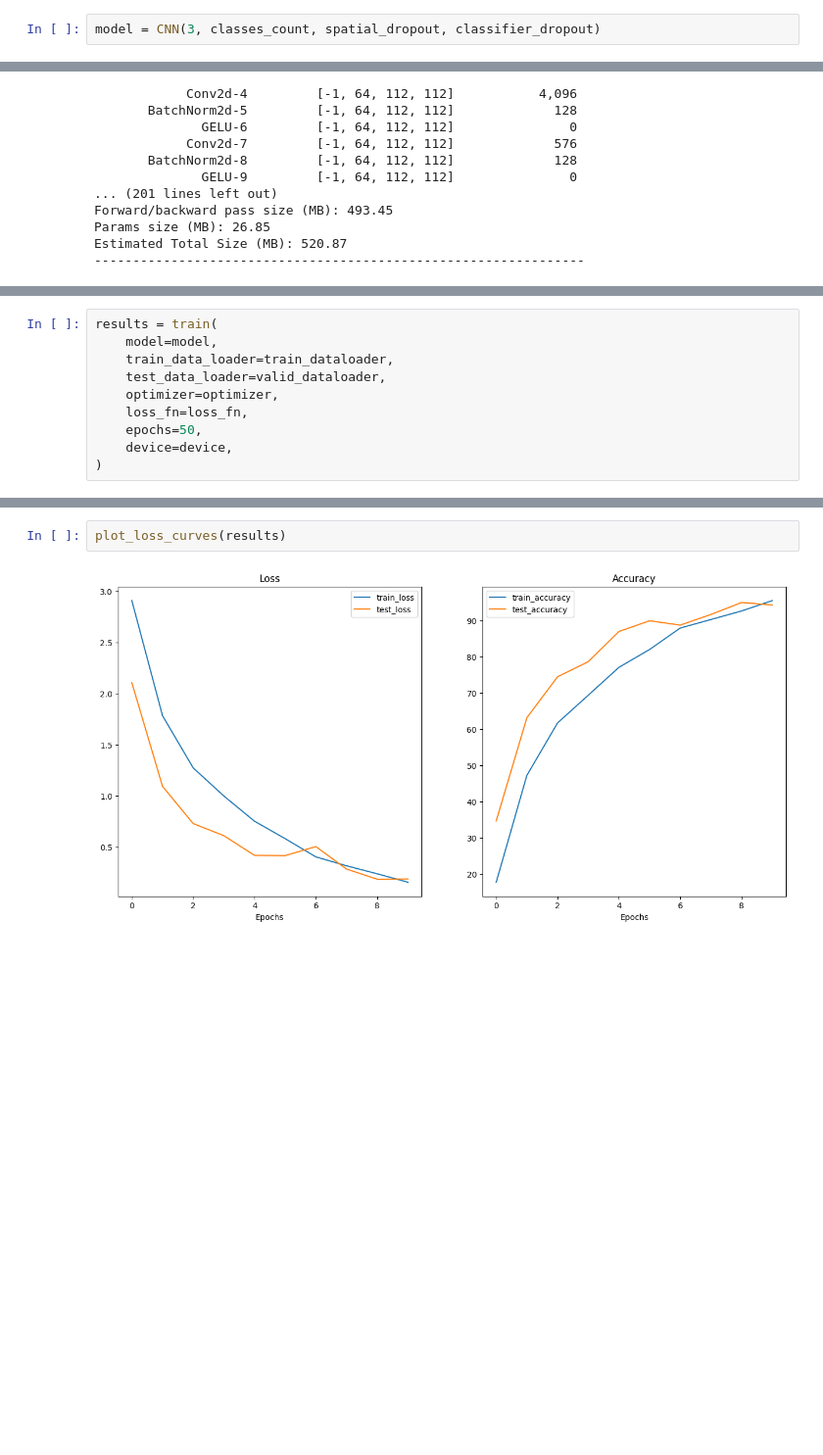
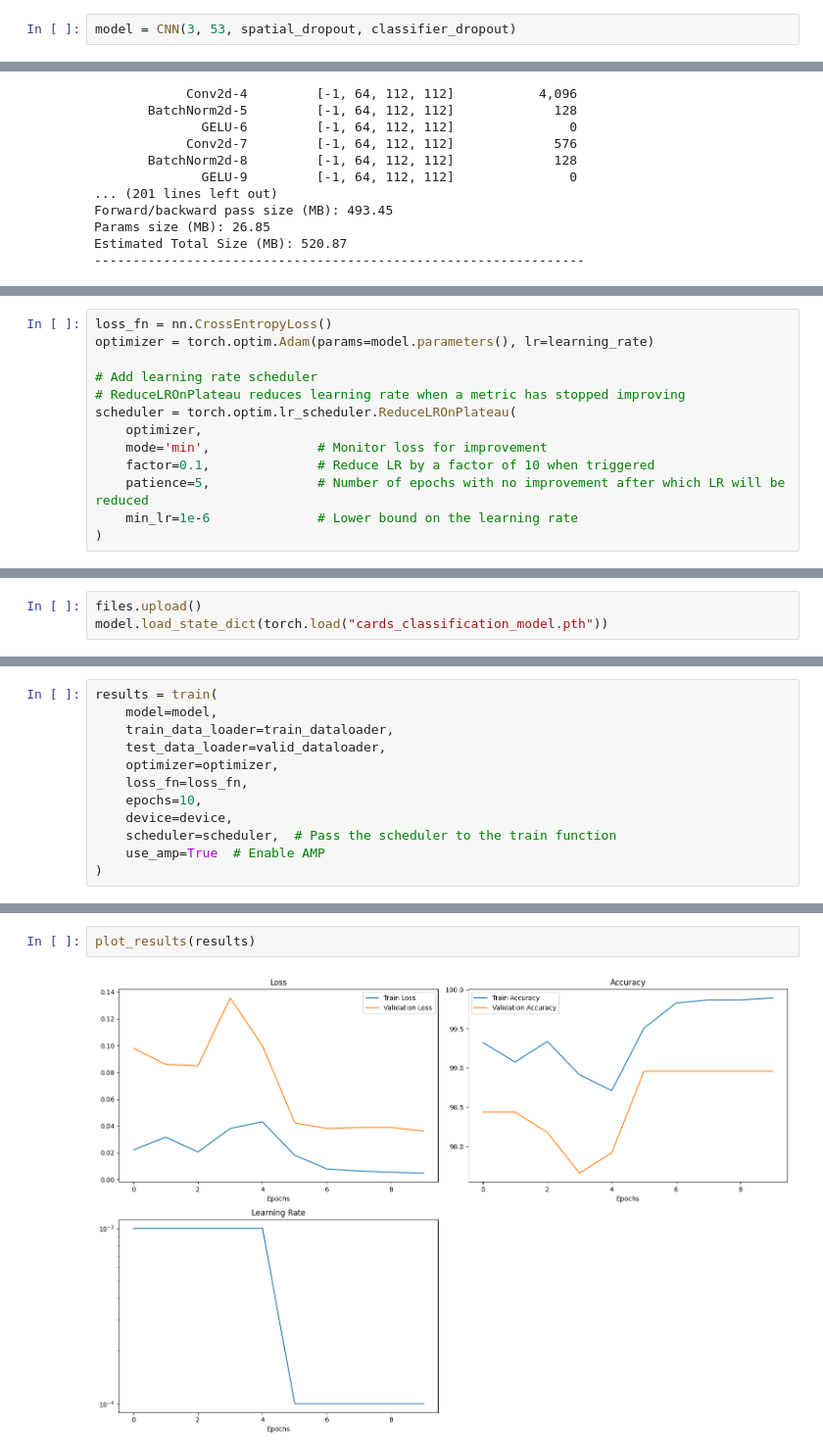
Before and after one commit to N1k1ta-white/Neural-Image-Classifier, a Jupyter notebook: Assignment_ImageClassification.ipynb, the cells around one changed output, grey strips where cells are left out. Shown at 98% size. Saved outputs shown, nothing was run; the diff lists cells and outputs as text; blank space fills up the shorter version.

Commit message:
Add Scaler and AMP for performance improvements
Add personal photos for model testing and model's training data
Achieved model accuracy of ~98.4%

```diff
--- a/Assignment_ImageClassification.ipynb
+++ b/Assignment_ImageClassification.ipynb
@@ -380,7 +476,7 @@ classes_count
 # %% [output]
 53
 # %%
-model = CNN(3, classes_count, spatial_dropout, classifier_dropout)
+model = CNN(3, 53, spatial_dropout, classifier_dropout)
 # %%
 summary(model.to(device), (3, 224, 224))
 # %% [output]
@@ -406,0 +500,13 @@ optimizer = torch.optim.Adam(params=model.parameters(), lr=learning_rate)
+# %%
+loss_fn = nn.CrossEntropyLoss()
+optimizer = torch.optim.Adam(params=model.parameters(), lr=learning_rate)
+
+# Add learning rate scheduler
+# ReduceLROnPlateau reduces learning rate when a metric has stopped improving
+scheduler = torch.optim.lr_scheduler.ReduceLROnPlateau(
+    optimizer,
+    mode='min',              # Monitor loss for improvement
+    factor=0.1,              # Reduce LR by a factor of 10 when triggered
+    patience=5,              # Number of epochs with no improvement after which LR will be reduced
+    min_lr=1e-6              # Lower bound on the learning rate
+)
@@ -406,0 +515,3 @@ optimizer = torch.optim.Adam(params=model.parameters(), lr=learning_rate)
+# %%
+files.upload()
+model.load_state_dict(torch.load("cards_classification_model.pth"))
@@ -411,7 +528,9 @@ results = train(
     test_data_loader=valid_dataloader,
     optimizer=optimizer,
     loss_fn=loss_fn,
-    epochs=50,
+    epochs=10,
     device=device,
+    scheduler=scheduler,  # Pass the scheduler to the train function
+    use_amp=True  # Enable AMP
 )
 # %% [output]
@@ -428,4 +551,4 @@ Epoch: 10 | train_loss: 0.1572 | train_acc: 95.4629 | test_loss: 0.1889 | test_a
 # %%
-plot_loss_curves(results)
+plot_results(results)
 # %% [output]
-[figure, old version]
+[figure, new version]
```
Also changed, not shown: parts of 26 cells of this notebook, 24 other files.
